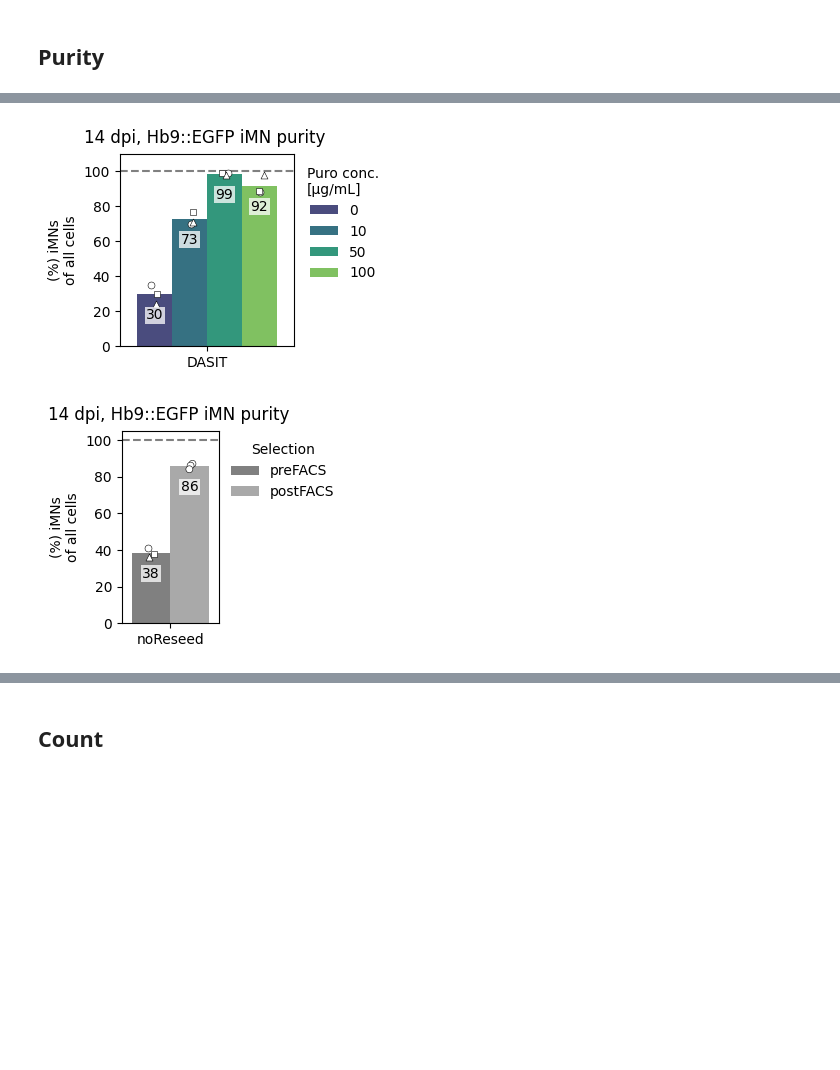
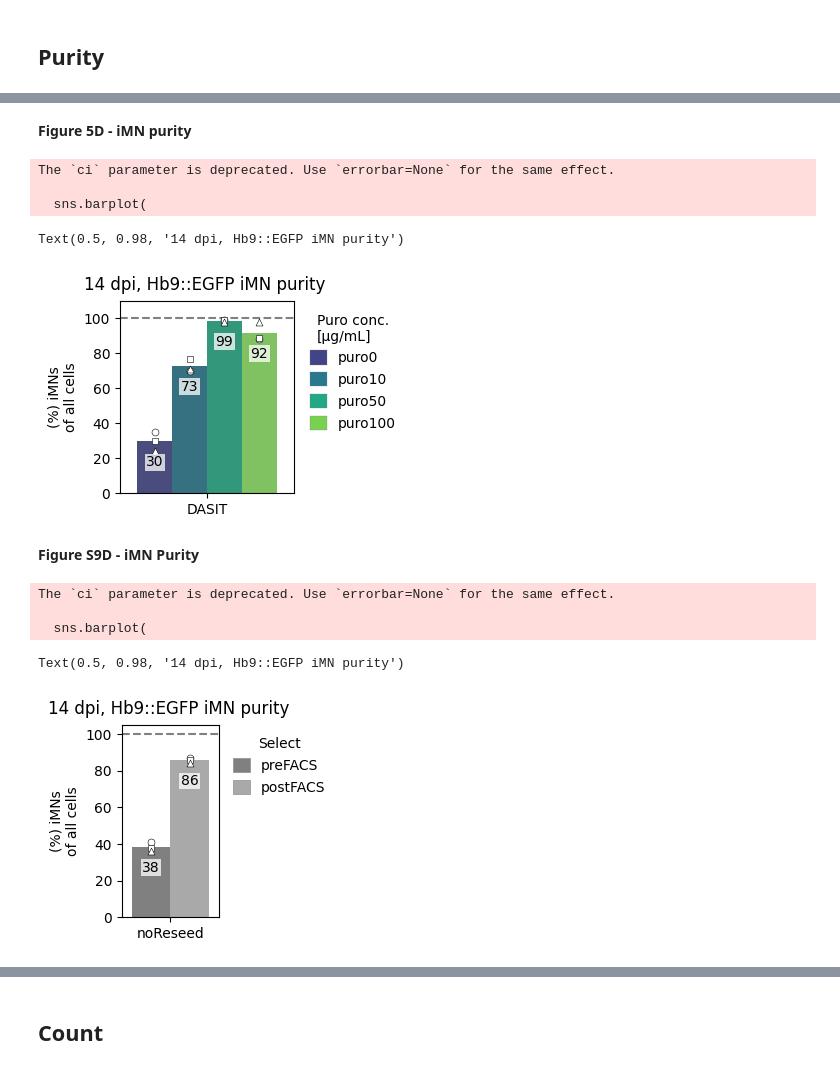
Before and after one commit to GallowayLabMIT/dasit_manuscript, a Jupyter notebook: Figure_5_iMN/Figure_5_iMN.ipynb, the cells around one changed output, grey strips where cells are left out. Cells and saved outputs as stored; diff of their text form; code cells hidden in the pictures; blank space fills up the shorter version.

```diff
--- a/Figure_5_iMN/Figure_5_iMN.ipynb
+++ b/Figure_5_iMN/Figure_5_iMN.ipynb
@@ -98,14 +94,14 @@ export_rep2_Singlets.csv
 # %% [markdown]
 Hemocytometer data
 # %%
-df_counts_7dpi = pd.read_excel(open(path/'2025.11.26_7dpi_count.xlsx', 'rb'), sheet_name='summary')
+df_counts_7dpi = pd.read_excel(open(path/'2025.11.26_counts.xlsx', 'rb'), sheet_name='7 dpi summary')
 
 # Add in how many HG cells per 6well there is using hemocytometer data
 for index, row in df_counts_7dpi.iterrows():
 
-    df_counts_7dpi.loc[index, 'percent Hb9::EGFP+'] = row['frac Hb9::EGFP+']*100
+    df_counts_7dpi.loc[index, 'percent Hb9::EGFP+'] = row['Hb9::EGFP+ [frac]']*100
     df_counts_7dpi.loc[index, 'Cells per 6well'] = row['Cells per 6well [mil]']*1e6
-    df_counts_7dpi.loc[index, 'HG cells per 6well [mil]'] = row['Cells per 6well [mil]']*row['frac Hb9::EGFP+']
+    df_counts_7dpi.loc[index, 'HG cells per 6well [mil]'] = row['Cells per 6well [mil]']*row['Hb9::EGFP+ [frac]']
 
 df_counts_7dpi
 # %% [output]
@@ -171,7 +167,7 @@ df_counts_7dpi_split
 # Merge wih data from counts
 for index, row in df_counts_7dpi_split.iterrows():
     if row['cellType'] == 'EGFP+':
-        df_counts_7dpi_split.loc[index, 'Cells per 6well [mil]'] = row['Cells per 6well [mil]']*row['frac Hb9::EGFP+']
+        df_counts_7dpi_split.loc[index, 'Cells per 6well [mil]'] = row['Cells per 6well [mil]']*row['Hb9::EGFP+ [frac]']
 
 df_counts_7dpi_split.loc[:, 'Cells per 6well'] = df_counts_7dpi_split.loc[:, 'Cells per 6well [mil]']*1e6
 
@@ -306,15 +309,13 @@ plt.savefig(figpath + f'7dpi_cellCount-Hb9percent.svg', bbox_inches='tight')
 ## Load data
 # %%
 # Base dir for data files
-path = rd.datadir / 'nat_attune' / 'desNb-circuits' / "2025.11.26_DASIT-iMN-purify_1-3"
-figpath = "./figures/2025.11.26_DASIT-iMN-purify_1-3/"
+path = rd.datadir /'data'/'attune'/ 'nat_attune' / 'desNb-circuits' / "2025.11.26_DASIT-iMN-purify_1-3"
 
 # Data path
-cache_path_14dpi = path / 'export_singlets_14dpi' /'data_14dpi.gzip'
+cache_path_14dpi = rd.rootdir/'output' /'Figure_5'/'data_14dpi.gzip'
 
 if cache_path_14dpi.exists():
     df_14dpi = pd.read_parquet(cache_path_14dpi)
-    # df_all = pd.read_parquet( path/'data_all.gzip')
 
 else:
 
@@ -509,3 +510,5 @@ df_counts_14dpi
+# %% [markdown]
+**Figure 5D - iMN purity**
 # %%
 # General plotting params
 x = 'cond'
@@ -542,38 +545,61 @@ for (j, rep) in enumerate(df_counts_14dpi.rep.unique()):
 # # Add in stats
 # # Pairs for stats comp
 # pairs = [(('DASIT', 'puro0'), ('DASIT', 'puro50'))]
 # annot = Annotator(ax=ax,
 #     data=df_counts_14dpi, pairs=pairs,
 #     x=x, y=y, hue=hue,
 #     order=order, hue_order=hue_order)
 # annot.configure(test='t-test_ind', comparisons_correction='Bonferroni', text_format='star', loc='inside', verbose=2)
 # annot.apply_test().annotate(line_offset_to_group=0.05)
 
-# legend
-h,l = ax.get_legend_handles_labels()
-sns.move_legend(ax, handles=h[-len(hue_order):], labels=[label_dict[j] for j in l[-len(hue_order):]],
-    title='Puro conc.\n[µg/mL]', loc='upper left', bbox_to_anchor=(1,1), frameon=False)
+# Create colors matching the barplot
+colors = sns.color_palette("viridis", n_colors=len(hue_order))
+
+legend_handles = [
+    Patch(facecolor=color, edgecolor='grey', label=str(puro), linewidth=0.2)
+    for color, puro in zip(colors, hue_order)
+]
+
+# Remove existing legend
+if ax.get_legend() is not None:
+    ax.get_legend().remove()
+
+ax.legend(
+    handles=legend_handles,
+    title='Puro conc.\n[µg/mL]',
+    loc='upper left',
+    bbox_to_anchor=(1.02, 1),
+    frameon=False,
+    handlelength=1.2,
+    handleheight=1.2
+)
 
 # Add barplot labels
 for sub_ax in plt.gcf().get_axes():
     for i in sub_ax.containers:
         bar_labels = sub_ax.bar_label(i, fmt='%0.0f', padding=-20)
         for label in bar_labels:
             label.set_bbox(dict(facecolor='white', alpha=0.75, linewidth=0, pad=1))
 
 # Formatting
 ax.yaxis.set_label_text('(%) iMNs\nof all cells')
 ax.xaxis.set_label_text('')
 # # ax.yaxis.set_major_formatter(matplotlib.ticker.FuncFormatter(lambda x, _: f'{x:.0f}' if abs(x) < 1000 else f'{x/1000:.0f}k'))
 ax.set_ylim([0, 110])
 ax.axhline(100, 0, 1, color='grey', linestyle='--')
 
 # Format
 plt.suptitle(f'14 dpi, Hb9::EGFP iMN purity')
 # fig.tight_layout()  # Helps improve white spacing
 # plt.savefig(figpath + f'bar_iMN-purity_DASIT.svg', bbox_inches='tight')
 # %% [output]
+The `ci` parameter is deprecated. Use `errorbar=None` for the same effect.
+
+  sns.barplot(
+Text(0.5, 0.98, '14 dpi, Hb9::EGFP iMN purity')
-[figure, old version]
+[figure, new version]
+# %% [markdown]
+**Figure S9D - iMN Purity**
 # %%
 # General plotting params
 x = 'cond'
@@ -607,9 +633,26 @@ for (j, rep) in enumerate(df_counts_14dpi.rep.unique()):
         edgecolor='black', linewidth=0.4)
 
 # legend
-h,l = ax.get_legend_handles_labels()
-sns.move_legend(ax, handles=h[-len(hue_order):], labels=[label_dict[j] for j in l[-len(hue_order):]],
-    title='Selection', loc='upper left', bbox_to_anchor=(1,1), frameon=False)
+legend_elements = [
+    Patch(facecolor='grey', edgecolor='grey', linewidth=0.4,
+          label='preFACS'),
+    Patch(facecolor='darkgray', edgecolor='grey', linewidth=0.4,
+          label='postFACS')
+]
+
+# Remove existing legend
+if ax.get_legend() is not None:
+    ax.get_legend().remove()
+
+ax.legend(
+    handles=legend_elements,
+    title='Select',
+    loc='upper left',
+    bbox_to_anchor=(1.02, 1),
+    frameon=False,
+    handlelength=1.2,
+    handleheight=1.2
+)
 
 # Add barplot labels
 for sub_ax in plt.gcf().get_axes():
@@ -630,4 +673,8 @@ plt.suptitle(f'14 dpi, Hb9::EGFP iMN purity')
 # fig.tight_layout()  # Helps improve white spacing
 # plt.savefig(figpath + f'bar_iMN-purity_noReseed.svg', bbox_inches='tight')
 # %% [output]
+The `ci` parameter is deprecated. Use `errorbar=None` for the same effect.
+
+  sns.barplot(
+Text(0.5, 0.98, '14 dpi, Hb9::EGFP iMN purity')
-[figure, old version]
+[figure, new version]
```
Also changed, not shown: parts of 21 cells of this notebook, 2 other files.
